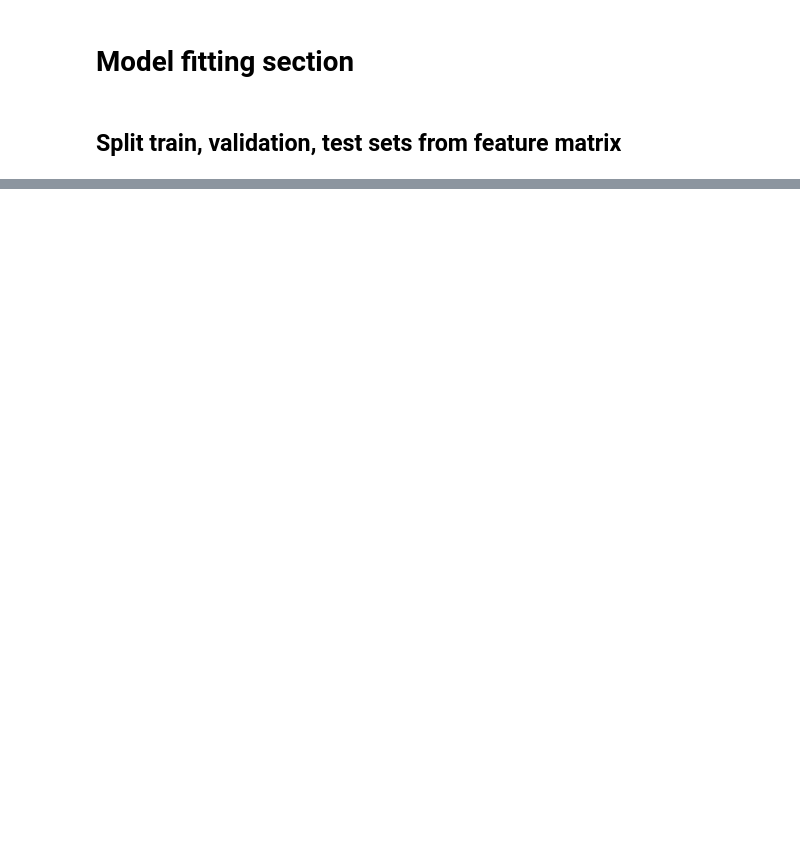
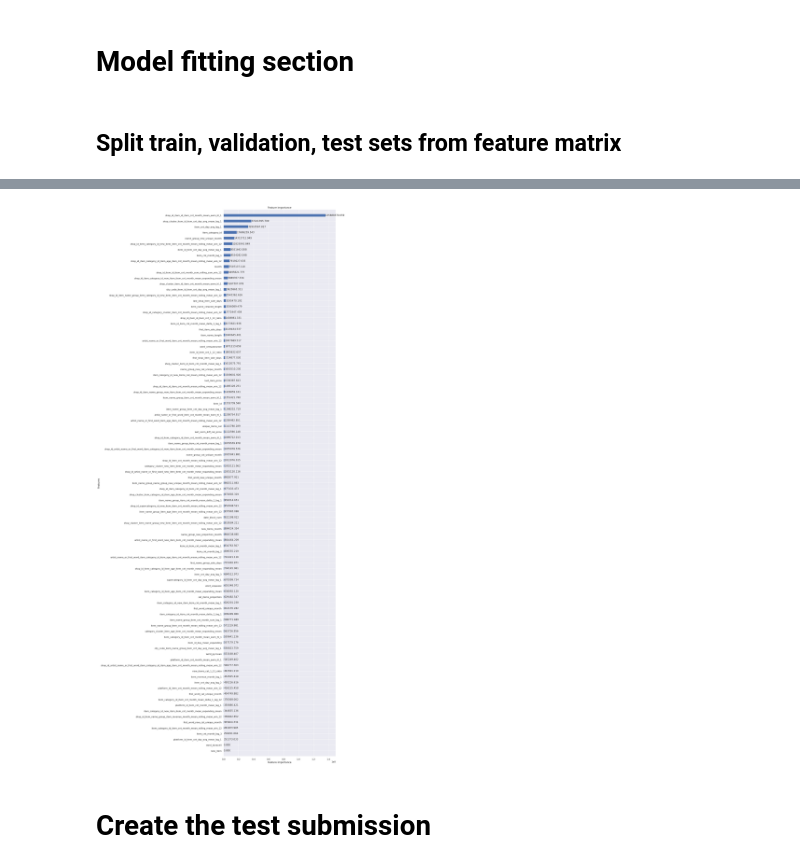
Before and after one commit to grantsut/kaggle-futuresales, a Jupyter notebook: future-sales-leak-and-time-features.ipynb, the cells around one changed output, grey strips where cells are left out. Saved outputs shown, nothing was run; the diff lists cells and outputs as text; code cells hidden in the pictures; blank space fills up the shorter version.

```diff
--- a/future-sales-leak-and-time-features.ipynb
+++ b/future-sales-leak-and-time-features.ipynb
@@ -1133,4 +1061,4 @@ for f in dirlist:
 # %%
-# matrix = pd.read_pickle("matrixcheckpoint_final.pkl")
+matrix = pd.read_pickle("checkpoint_final.pkl")
 # %% [markdown]
 ## Split train, validation, test sets from feature matrix
@@ -1302,0 +1110,22 @@ for f in dirlist:
+# %%
+keep_from_month=2
+test_month = 33
+gc.collect()
+dropcols = ["shop_id", "digital"]
+
+valid = matrix.drop(columns=dropcols).loc[matrix.date_block_num==test_month, :]
+train = matrix.drop(columns=dropcols).loc[matrix.date_block_num < test_month, :]
+train = train[train.date_block_num >= keep_from_month]
+X_train = train.drop(columns="item_cnt_month")
+y_train = train.item_cnt_month
+X_valid = valid.drop(columns="item_cnt_month")
+y_valid = valid.item_cnt_month
+del(matrix)
+# %%
+categoricals = [
+    'item_category_id',
+     'month',
+]
+
+booster = fit_booster(
+    X_train, y_train, X_valid, y_valid, test_run = False, categoricals=categoricals)
@@ -1303,2 +1151,6 @@ for f in dirlist:
 # %%
-# _ = lgbm.plot_importance(booster, figsize=(10,40), height=0.5, importance_type="gain", ignore_zero=False)
+_ = lgbm.plot_importance(booster, figsize=(10,50), height=0.5, importance_type="gain", ignore_zero=False)
+# %% [output]
+[figure, added]
+# %% [markdown]
+# Create the test submission
```
Also changed, not shown: parts of 33 cells of this notebook.
